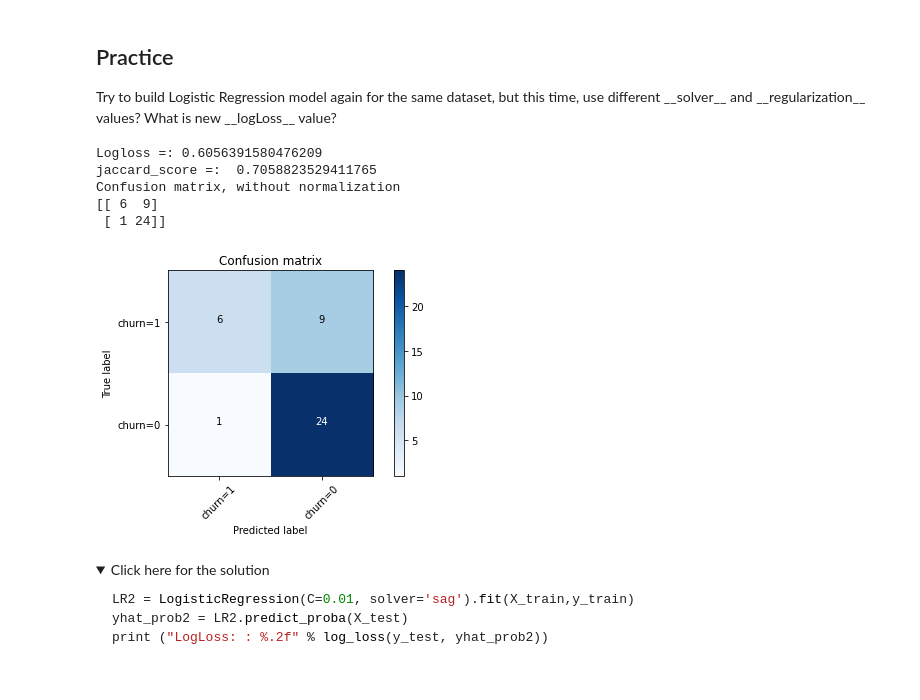
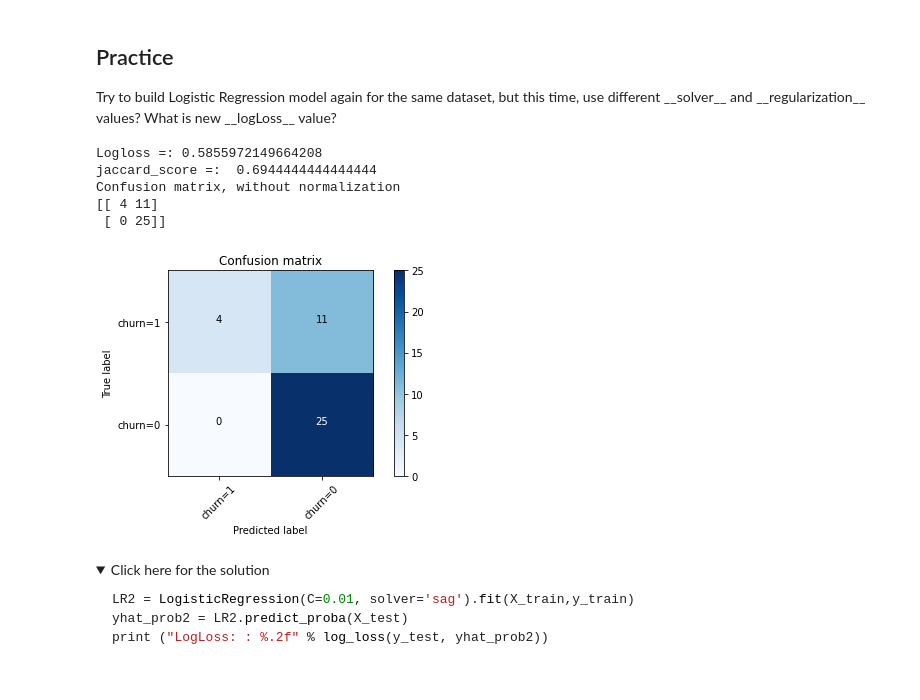
Before and after one commit to sajadhussain111/jupter_lab_notebooks, a Jupyter notebook: edX/ML0101EN/ML0101EN-Clas-Logistic-Reg-churn.ipynb, the cells around one changed output. Cells and saved outputs as stored; diff of their text form; code cells hidden in the pictures; folded sections open.

```diff
--- a/edX/ML0101EN/ML0101EN-Clas-Logistic-Reg-churn.ipynb
+++ b/edX/ML0101EN/ML0101EN-Clas-Logistic-Reg-churn.ipynb
@@ -397,21 +397,21 @@ log_loss(y_test, yhat_prob)
 Try to build Logistic Regression model again for the same dataset, but this time, use different __solver__ and __regularization__ values? What is new __logLoss__ value?
 # %%
 # write your code here
-lr1 = LogisticRegression(C=.009, solver='liblinear').fit(X_train, y_train)
+lr1 = LogisticRegression(C=.04, solver='sag').fit(X_train, y_train)
 y_hat1 = lr1.predict(X_test)
 y_hat_proba = lr1.predict_proba(X_test)
 print("Logloss =:", log_loss(y_test, y_hat_proba))
 print("jaccard_score =: ", jaccard_score(y_test, y_hat1, pos_label=0))
 cnf_mat = confusion_matrix(y_test, y_hat1, labels=[1, 0])
 plot_confusion_matrix(cnf_mat, classes=['churn=1', 'churn=0'],
                       normalize=False,  title='Confusion matrix')
 # %% [output]
-Logloss =: 0.6056391580476209
-jaccard_score =:  0.7058823529411765
+Logloss =: 0.5855972149664208
+jaccard_score =:  0.6944444444444444
 Confusion matrix, without normalization
-[[ 6  9]
- [ 1 24]]
+[[ 4 11]
+ [ 0 25]]
-[figure, old version]
+[figure, new version]
 # %% [markdown]
 <details><summary>Click here for the solution</summary>
 
```
Also changed, not shown: 1 other file.
